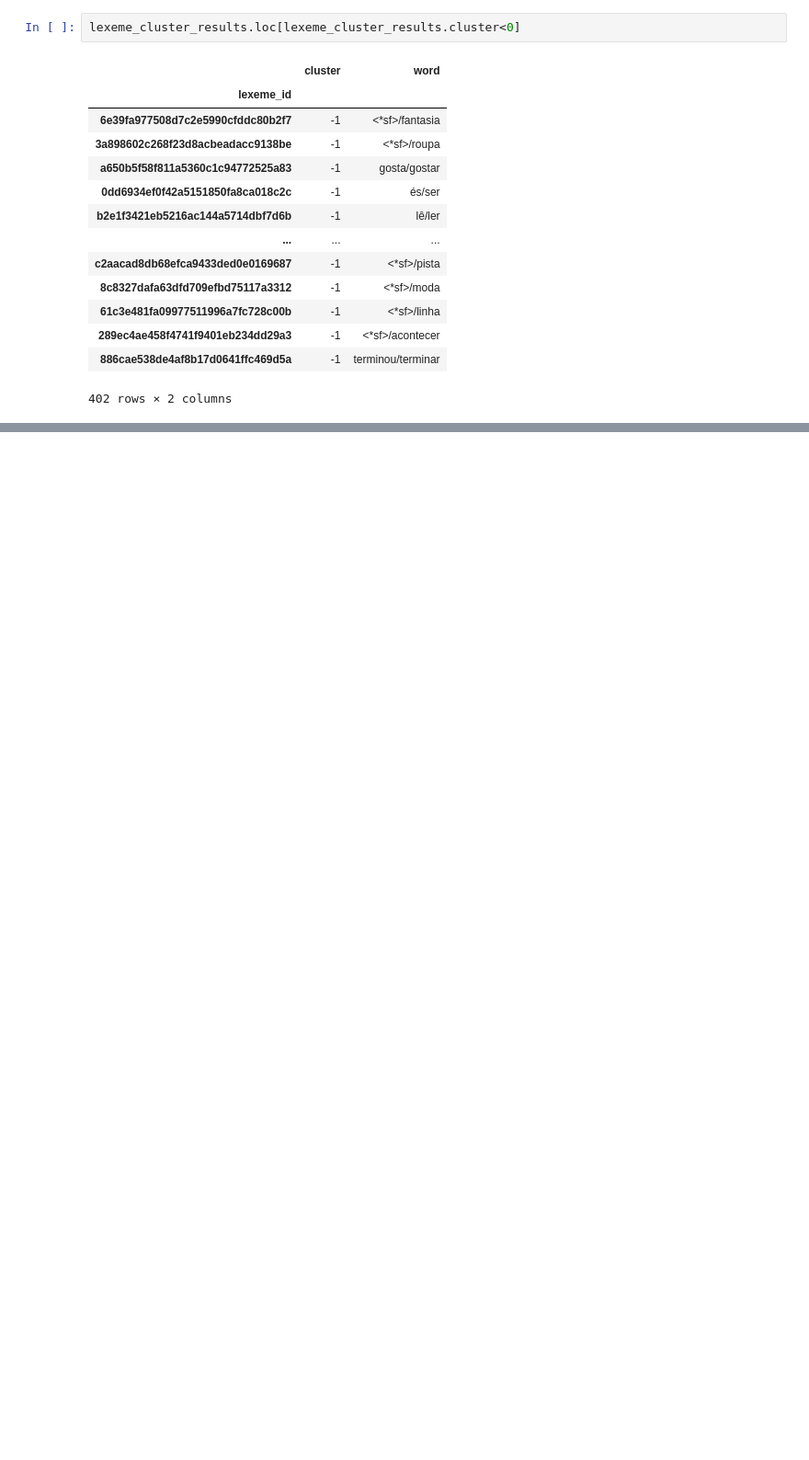
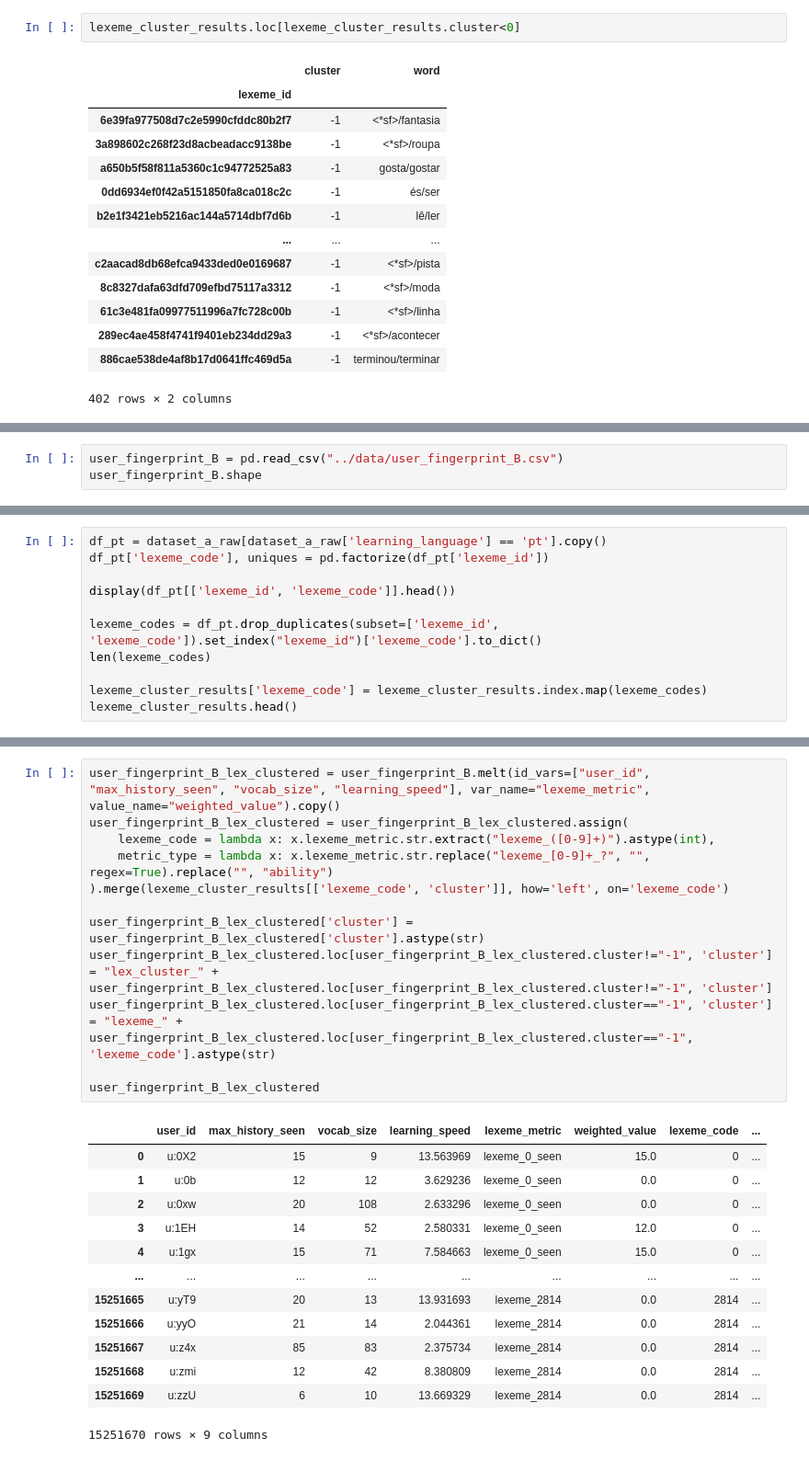
Before and after one commit to andrea-chong/KULDatathon2026, a Jupyter notebook: notebooks/lexeme_clustering.ipynb, the cells around one changed output, grey strips where cells are left out. Shown at 92% size. Drawn from its saved outputs; the diff is of its cells as text; blank space fills up the shorter version.

Commit message:
create new user fingerprint matrix

```diff
--- a/notebooks/lexeme_clustering.ipynb
+++ b/notebooks/lexeme_clustering.ipynb
@@ -347,0 +350,3 @@ lexeme_cluster_results.loc[lexeme_cluster_results.cluster<0]
+# %%
+user_fingerprint_B = pd.read_csv("../data/user_fingerprint_B.csv")
+user_fingerprint_B.shape
@@ -347,0 +365,11 @@ lexeme_cluster_results.loc[lexeme_cluster_results.cluster<0]
+# %%
+df_pt = dataset_a_raw[dataset_a_raw['learning_language'] == 'pt'].copy()
+df_pt['lexeme_code'], uniques = pd.factorize(df_pt['lexeme_id'])
+
+display(df_pt[['lexeme_id', 'lexeme_code']].head())
+
+lexeme_codes = df_pt.drop_duplicates(subset=['lexeme_id', 'lexeme_code']).set_index("lexeme_id")['lexeme_code'].to_dict()
+len(lexeme_codes)
+
+lexeme_cluster_results['lexeme_code'] = lexeme_cluster_results.index.map(lexeme_codes)
+lexeme_cluster_results.head()
@@ -347,0 +390,26 @@ lexeme_cluster_results.loc[lexeme_cluster_results.cluster<0]
+# %%
+user_fingerprint_B_lex_clustered = user_fingerprint_B.melt(id_vars=["user_id", "max_history_seen", "vocab_size", "learning_speed"], var_name="lexeme_metric", value_name="weighted_value").copy()
+user_fingerprint_B_lex_clustered = user_fingerprint_B_lex_clustered.assign(
+    lexeme_code = lambda x: x.lexeme_metric.str.extract("lexeme_([0-9]+)").astype(int),
+    metric_type = lambda x: x.lexeme_metric.str.replace("lexeme_[0-9]+_?", "", regex=True).replace("", "ability")
+).merge(lexeme_cluster_results[['lexeme_code', 'cluster']], how='left', on='lexeme_code')
+
+user_fingerprint_B_lex_clustered['cluster'] = user_fingerprint_B_lex_clustered['cluster'].astype(str)
+user_fingerprint_B_lex_clustered.loc[user_fingerprint_B_lex_clustered.cluster!="-1", 'cluster'] = "lex_cluster_" + user_fingerprint_B_lex_clustered.loc[user_fingerprint_B_lex_clustered.cluster!="-1", 'cluster']
+user_fingerprint_B_lex_clustered.loc[user_fingerprint_B_lex_clustered.cluster=="-1", 'cluster'] = "lexeme_" + user_fingerprint_B_lex_clustered.loc[user_fingerprint_B_lex_clustered.cluster=="-1", 'lexeme_code'].astype(str)
+
+user_fingerprint_B_lex_clustered
+# %% [output]
+|  | user_id | max_history_seen | vocab_size | learning_speed | lexeme_metric | weighted_value | lexeme_code | ... |
+| 0 | u:0X2 | 15 | 9 | 13.563969 | lexeme_0_seen | 15.0 | 0 | ... |
+| 1 | u:0b | 12 | 12 | 3.629236 | lexeme_0_seen | 0.0 | 0 | ... |
+| 2 | u:0xw | 20 | 108 | 2.633296 | lexeme_0_seen | 0.0 | 0 | ... |
+| 3 | u:1EH | 14 | 52 | 2.580331 | lexeme_0_seen | 12.0 | 0 | ... |
+| 4 | u:1gx | 15 | 71 | 7.584663 | lexeme_0_seen | 15.0 | 0 | ... |
+| ... | ... | ... | ... | ... | ... | ... | ... | ... |
+| 15251665 | u:yT9 | 20 | 13 | 13.931693 | lexeme_2814 | 0.0 | 2814 | ... |
+| 15251666 | u:yyO | 21 | 14 | 2.044361 | lexeme_2814 | 0.0 | 2814 | ... |
+| 15251667 | u:z4x | 85 | 83 | 2.375734 | lexeme_2814 | 0.0 | 2814 | ... |
+| 15251668 | u:zmi | 12 | 42 | 8.380809 | lexeme_2814 | 0.0 | 2814 | ... |
+| 15251669 | u:zzU | 6 | 10 | 13.669329 | lexeme_2814 | 0.0 | 2814 | ... |
+15251670 rows × 9 columns
```
Also changed, not shown: parts of 8 cells of this notebook, 1 other file.
